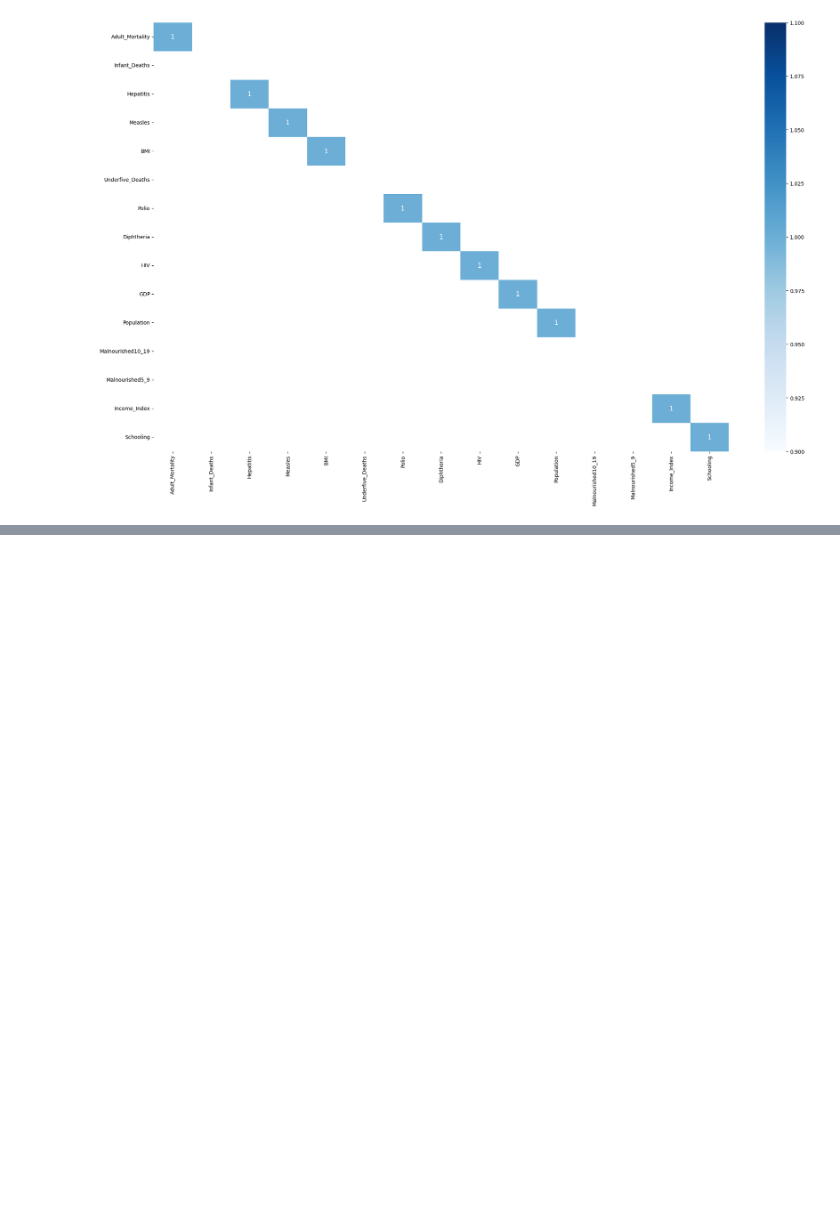
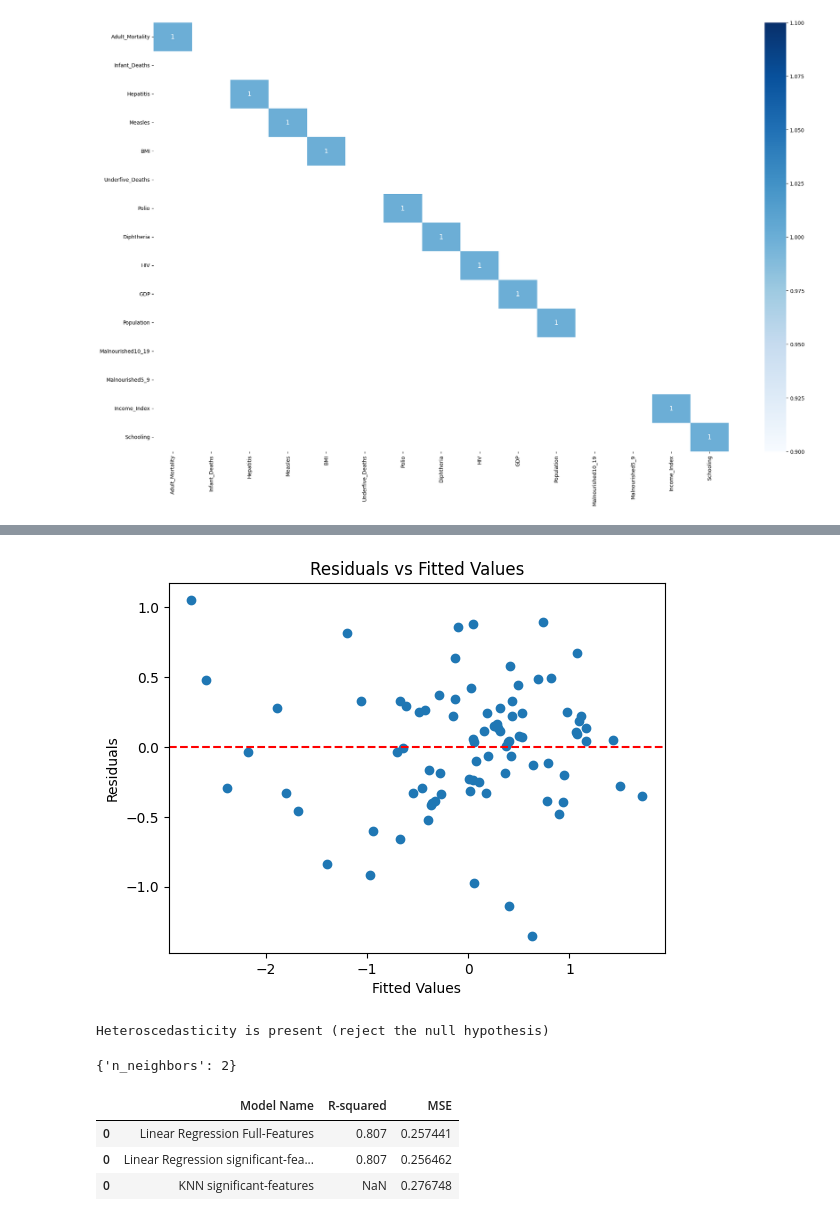
Before and after one commit to vinaykumargummadi/Data-Science-Projects, a Jupyter notebook: MicroProject and Assignment/VinayKumarG_Graded_assigment.ipynb, the cells around one changed output, grey strips where cells are left out. Saved outputs shown, nothing was run; the diff lists cells and outputs as text; code cells hidden in the pictures; blank space fills up the shorter version.

```diff
--- a/MicroProject and Assignment/VinayKumarG_Graded_assigment.ipynb
+++ b/MicroProject and Assignment/VinayKumarG_Graded_assigment.ipynb
@@ -444,0 +532,2 @@ qqplot(MLR_model.resid,line='r')
+# %%
+fitted_values = MLR_model_significant.fittedvalues
@@ -444,0 +538,52 @@ qqplot(MLR_model.resid,line='r')
+# %%
+plt.scatter(fitted_values,residuals)
+plt.axhline(y=0, color='r', linestyle='--')
+plt.title('Residuals vs Fitted Values')
+plt.xlabel('Fitted Values')
+plt.ylabel('Residuals')
+plt.show()
+# %% [output]
+[figure, added]
+# %%
+from sklearn.model_selection import train_test_split
+from statsmodels.stats.diagnostic import het_breuschpagan
+
+# Assuming X_full has the constant term added
+X_full_with_const = sm.add_constant(X_full)
+
+# Split the data into training and test sets
+X_train, X_test, Y_train, Y_test = train_test_split(X_full_with_const, Y_full, random_state=1, test_size=0.3)
+
+# Fit a multiple linear regression model on the training data
+MLR_model = sm.OLS(Y_train, X_train).fit()
+
+# Calculate residuals on the training set
+residuals_train = MLR_model.resid
+
+# Add a constant term to X_test
+X_test_with_const = sm.add_constant(X_test)
+
+# Calculate residuals on the test set
+residuals_test = MLR_model.predict(X_test_with_const) - Y_test
+
+# Perform the Breusch-Pagan test on the residuals of the training set
+_, p_value, _, _ = het_breuschpagan(residuals_train, X_train)
+
+# Check p-value and make a conclusion
+if p_value < 0.05:
+    print('Heteroscedasticity is present (reject the null hypothesis)')
+else:
+    print('Heteroscedasticity is not present (fail to reject the null hypothesis)')
+# %% [output]
+Heteroscedasticity is present (reject the null hypothesis)
+# %%
+from sklearn.model_selection import GridSearchCV
+params = {'n_neighbors':[2,3,4,5,6,7,8,9]}
+
+knn = neighbors.KNeighborsRegressor()
+
+knn_model = GridSearchCV(knn, params, cv=5)
+knn_model.fit(X_train_sign,Y_train_sign)
+knn_model.best_params_
+# %% [output]
+{'n_neighbors': 2}
@@ -444,0 +594,7 @@ qqplot(MLR_model.resid,line='r')
+# %%
+UpdateSummaryTable('KNN significant-features',np.NaN,KNN_mse)
+# %% [output]
+|  | Model Name | R-squared | MSE |
+| 0 | Linear Regression Full-Features | 0.807 | 0.257441 |
+| 0 | Linear Regression significant-fea... | 0.807 | 0.256462 |
+| 0 | KNN significant-features | NaN | 0.276748 |
```
Also changed, not shown: parts of 30 cells of this notebook, 1 other file.
